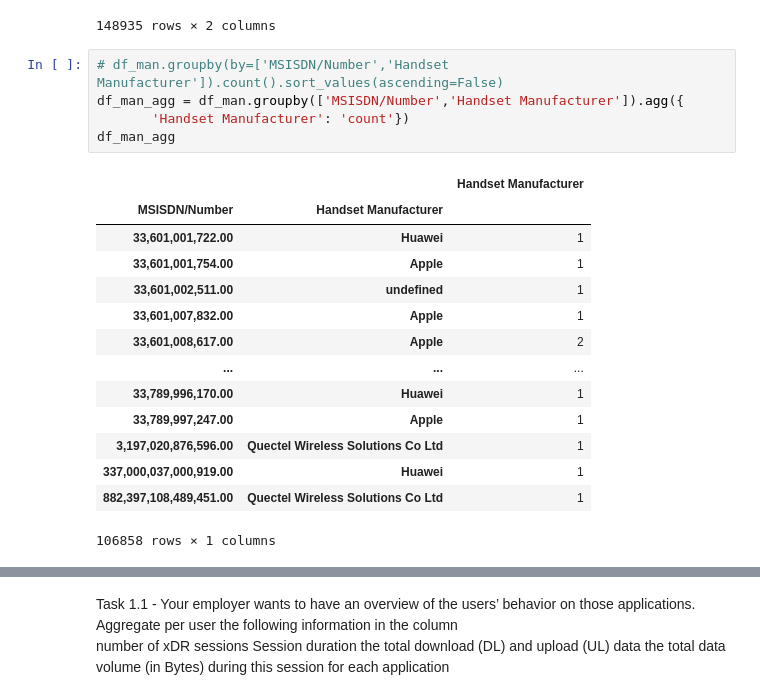
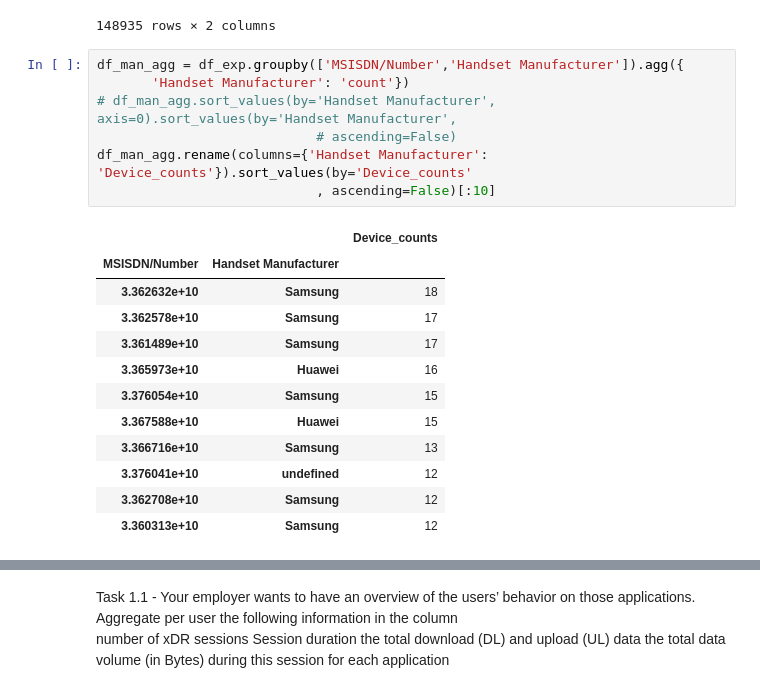
Before and after one commit to niyotham/EDA_Telecom_Industry, a Jupyter notebook: notebooks/EDA.ipynb, the cells around one changed output, grey strips where cells are left out. Cells and saved outputs as stored; diff of their text form.

```diff
--- a/notebooks/EDA.ipynb
+++ b/notebooks/EDA.ipynb
@@ -217,23 +214,23 @@ df_man
 | 149998 | 33,621,890,103.00 | Apple |
 | 149999 | 33,619,622,058.00 | Huawei |
 148935 rows × 2 columns
-# %%
-# df_man.groupby(by=['MSISDN/Number','Handset Manufacturer']).count().sort_values(ascending=False)
-df_man_agg = df_man.groupby(['MSISDN/Number','Handset Manufacturer']).agg({
-       'Handset Manufacturer': 'count'})
-df_man_agg
-# %% [output]
-|  |  | Handset Manufacturer |
-| MSISDN/Number | Handset Manufacturer |  |
-| 33,601,001,722.00 | Huawei | 1 |
-| 33,601,001,754.00 | Apple | 1 |
-| 33,601,002,511.00 | undefined | 1 |
-| 33,601,007,832.00 | Apple | 1 |
-| 33,601,008,617.00 | Apple | 2 |
-| ... | ... | ... |
-| 33,789,996,170.00 | Huawei | 1 |
-| 33,789,997,247.00 | Apple | 1 |
-| 3,197,020,876,596.00 | Quectel Wireless Solutions Co Ltd | 1 |
-| 337,000,037,000,919.00 | Huawei | 1 |
-| 882,397,108,489,451.00 | Quectel Wireless Solutions Co Ltd | 1 |
-106858 rows × 1 columns
+# %%
+df_man_agg = df_exp.groupby(['MSISDN/Number','Handset Manufacturer']).agg({
+       'Handset Manufacturer': 'count'})
+# df_man_agg.sort_values(by='Handset Manufacturer', axis=0).sort_values(by='Handset Manufacturer',
+                            # ascending=False)
+df_man_agg.rename(columns={'Handset Manufacturer': 'Device_counts'}).sort_values(by='Device_counts'
+                            , ascending=False)[:10]
+# %% [output]
+|  |  | Device_counts |
+| MSISDN/Number | Handset Manufacturer |  |
+| 3.362632e+10 | Samsung | 18 |
+| 3.362578e+10 | Samsung | 17 |
+| 3.361489e+10 | Samsung | 17 |
+| 3.365973e+10 | Huawei | 16 |
+| 3.376054e+10 | Samsung | 15 |
+| 3.367588e+10 | Huawei | 15 |
+| 3.366716e+10 | Samsung | 13 |
+| 3.376041e+10 | undefined | 12 |
+| 3.362708e+10 | Samsung | 12 |
+| 3.360313e+10 | Samsung | 12 |
```
Also changed, not shown: parts of 8 cells of this notebook, 20 other files.
